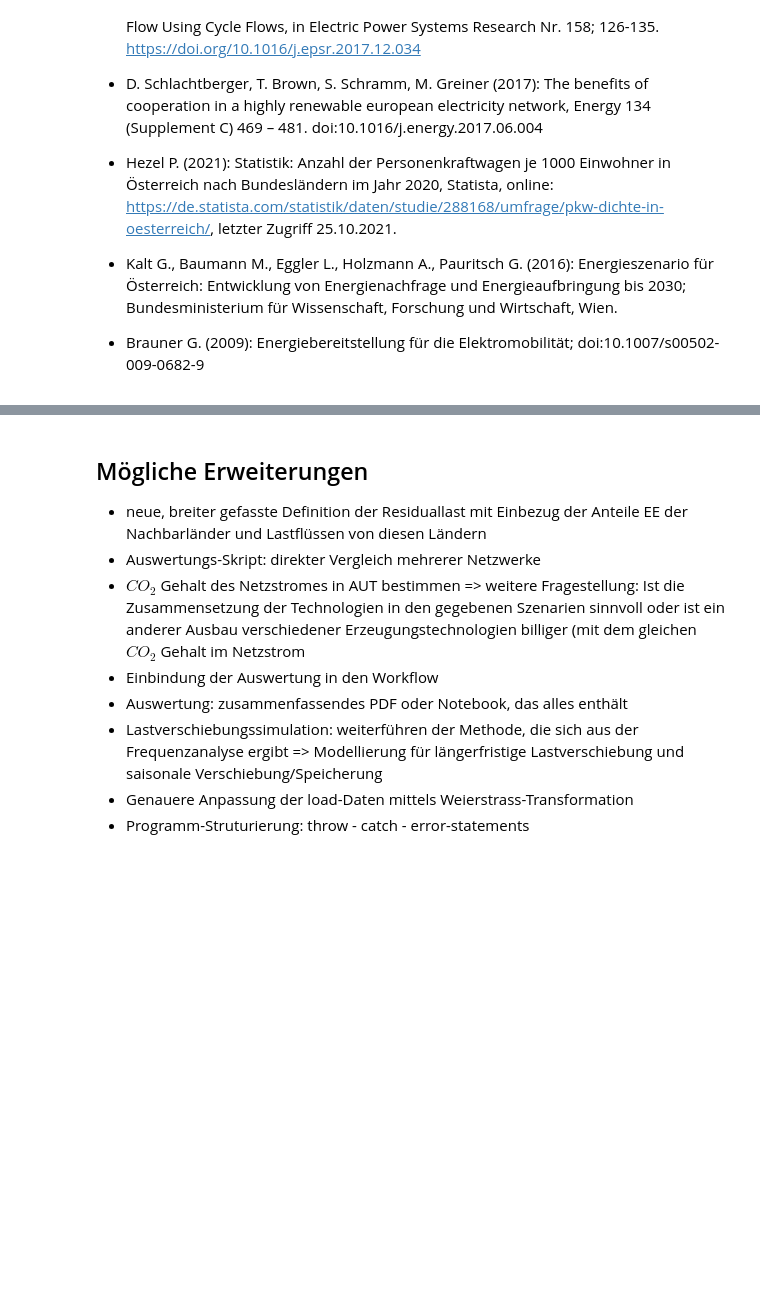
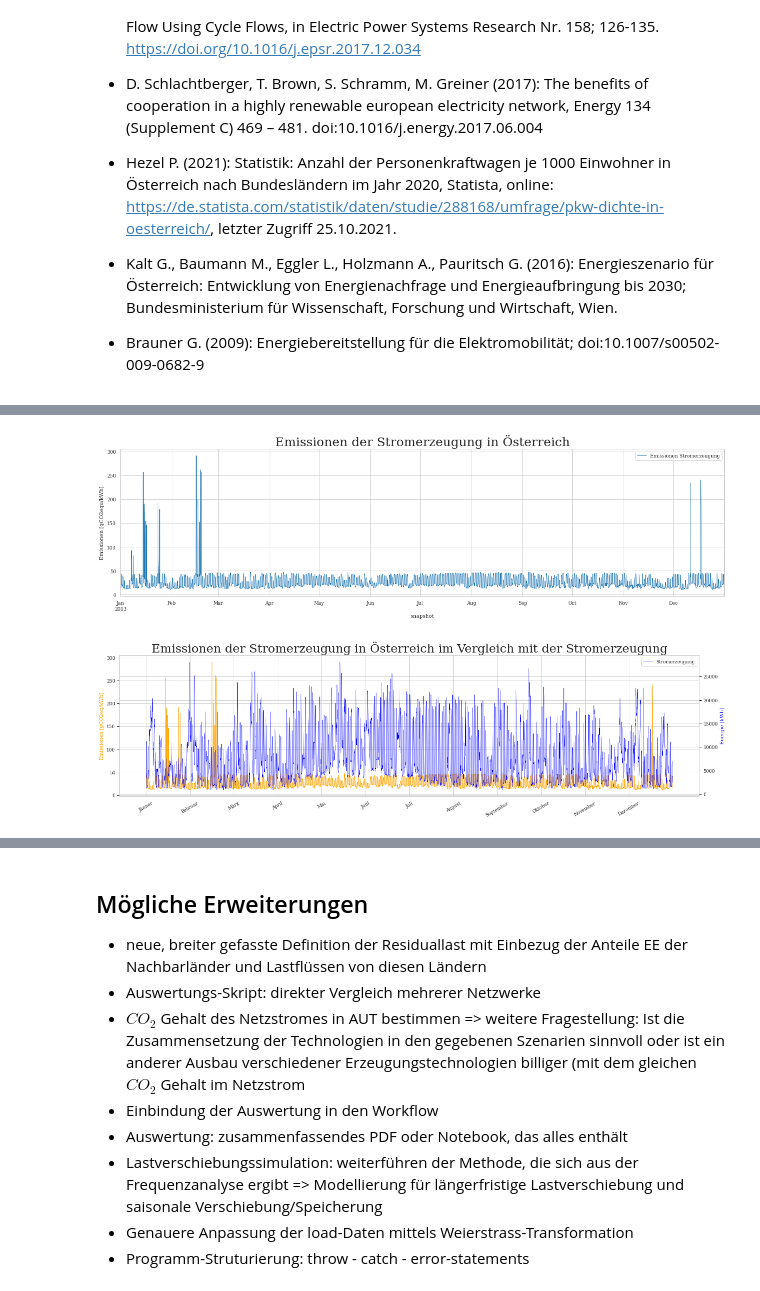
Before and after one commit to maxnutz/res_aut, a Jupyter notebook: Dokument/Workflow/Workflow.ipynb, the cells around one changed output, grey strips where cells are left out. Saved outputs shown, nothing was run; the diff lists cells and outputs as text; code cells hidden in the pictures; blank space fills up the shorter version.

```diff
--- a/Dokument/Workflow/Workflow.ipynb
+++ b/Dokument/Workflow/Workflow.ipynb
@@ -1090,0 +1110,45 @@ def plot_Schaltsignale(name, signaldf, signal):
+# %%
+def plot_emissions(series, einheit, name):
+    series.plot(figsize = (20,5), label = 'Emissionen Stromerzeugung')
+    plt.title('Emissionen der Stromerzeugung in Österreich', fontsize = 23)
+    plt.ylabel("Emissionen [" + einheit +"]")
+    plt.legend()
+    #rest der funktion fürs notebook weggelassen.
+def plot_res_and_ems(series, res, vergleich):
+    fig,ax = plt.subplots(figsize = (20,5))
+    ax.plot(range(0, series.index.size),
+           series.values,
+           color = 'orange',
+           label = 'Emissionen')
+    ax2 = ax.twinx()
+    ax2.plot(range(0, series.index.size),
+            res.values,
+            color = 'blue',
+            linewidth = 0.4,
+            label = vergleich)
+    plt.legend()
+    ax.set_ylabel('Emissionen [gCO2eq/kWh]', color = 'orange')
+    ax2.set_ylabel('Energie [kWh]', color = 'blue')
+    plt.title('Emissionen der Stromerzeugung in Österreich im Vergleich mit der ' + vergleich, fontsize = 23)
+    xt = []
+    for i in range(0, 12):
+        xt.append(i/12 * series.index.size)
+    ax.set_xticks(xt)
+    ax.set_xticklabels(months, minor = False, rotation = 30)
+    # rest der funktion fürs notebook weggelassen.
+
+def emissions(n):
+    emissions = pd.DataFrame(index = ['CCGT', 'OCGT', 'coal', 'onwind', 'ror', 'solar'], columns = ['g/kWh'])
+    emissions['g/kWh'] = [490, 490, 820, 11, 24, 48]
+    gen_t = n.generators_t.p.filter(like = 'AT0 0')
+    e_emission = pd.DataFrame(index = n.generators_t.p.index)
+    for i in range(0, emissions.index.size):
+        e_emission[str(emissions.index[i])] = emissions['g/kWh'][i]*gen_t.filter(like = emissions.index[i])
+    series = (e_emission.sum(axis = 1)/gen_t.sum(axis = 1))
+    plot_emissions(series, 'gCO2equ/kWh', 'pro_kWh')
+    plot_res_and_ems(series, gen_t.sum(axis=1), 'Stromerzeugung')
+    # der Rest der Funktion wurde für das notebook weggelassen.
+emissions(n)
+# %% [output]
+[figure, added]
+[figure, added]
```
Also changed, not shown: parts of 3 cells of this notebook, 15 other files.
